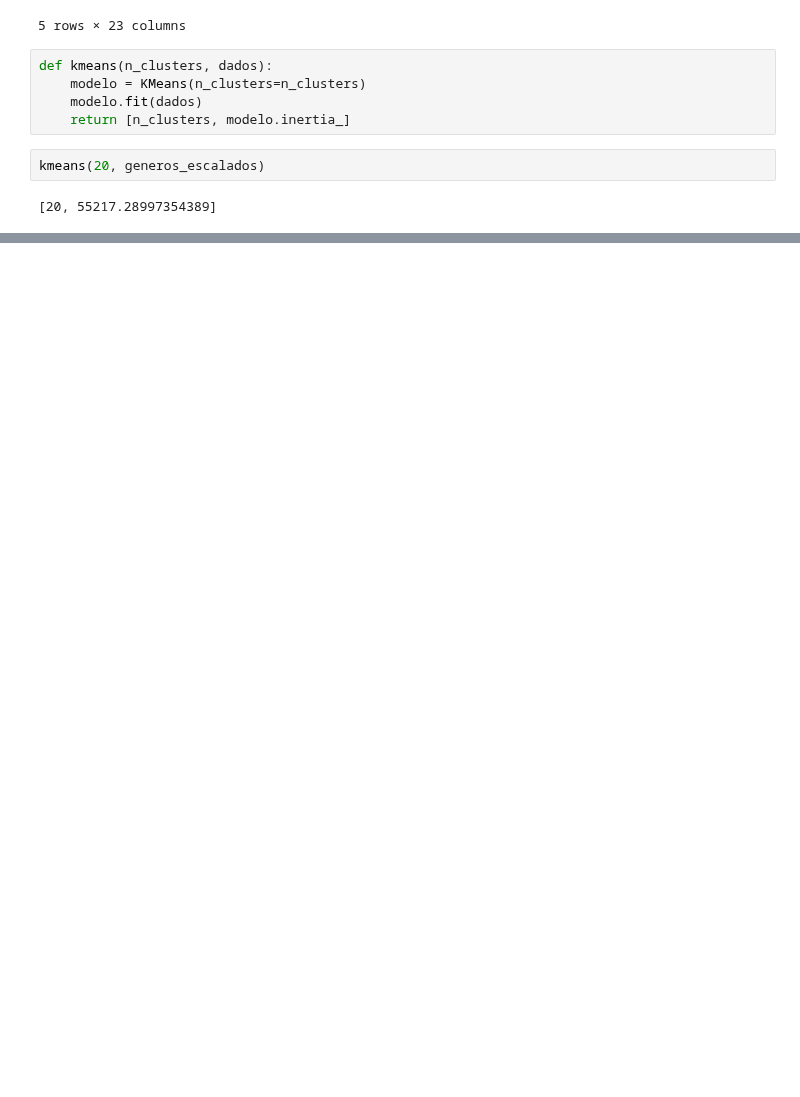
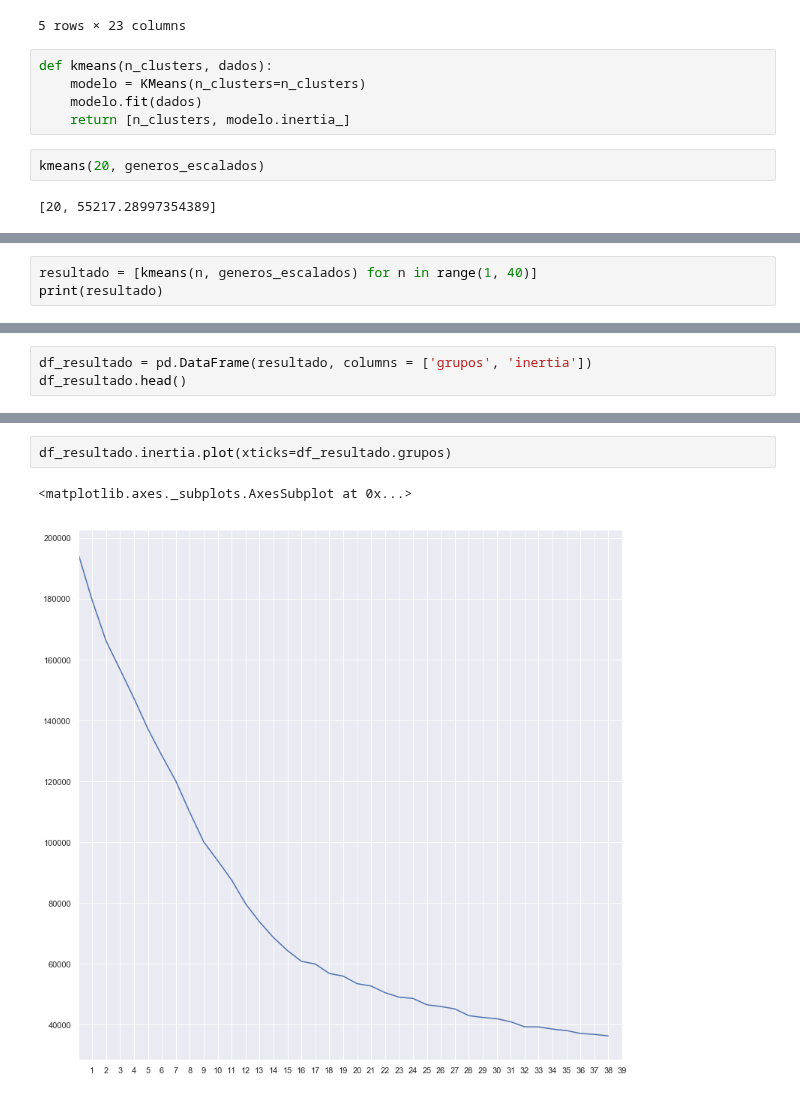
Before and after one commit to lsandrade/alura-ml, a Jupyter notebook: recomendacao filmes.ipynb, the cells around one changed output, grey strips where cells are left out. Cells and saved outputs as stored; diff of their text form; blank space fills up the shorter version.

```diff
--- a/recomendacao filmes.ipynb
+++ b/recomendacao filmes.ipynb
@@ -203,0 +208,3 @@ kmeans(20, generos_escalados)
+# %%
+resultado = [kmeans(n, generos_escalados) for n in range(1, 40)]
+print(resultado)
@@ -203,0 +213,3 @@ kmeans(20, generos_escalados)
+# %%
+df_resultado = pd.DataFrame(resultado, columns = ['grupos', 'inertia'])
+df_resultado.head()
@@ -203,0 +223,5 @@ kmeans(20, generos_escalados)
+# %%
+df_resultado.inertia.plot(xticks=df_resultado.grupos)
+# %% [output]
+<matplotlib.axes._subplots.AxesSubplot at 0x...>
+[figure, added]
```
Also changed, not shown: parts of 6 cells of this notebook.
